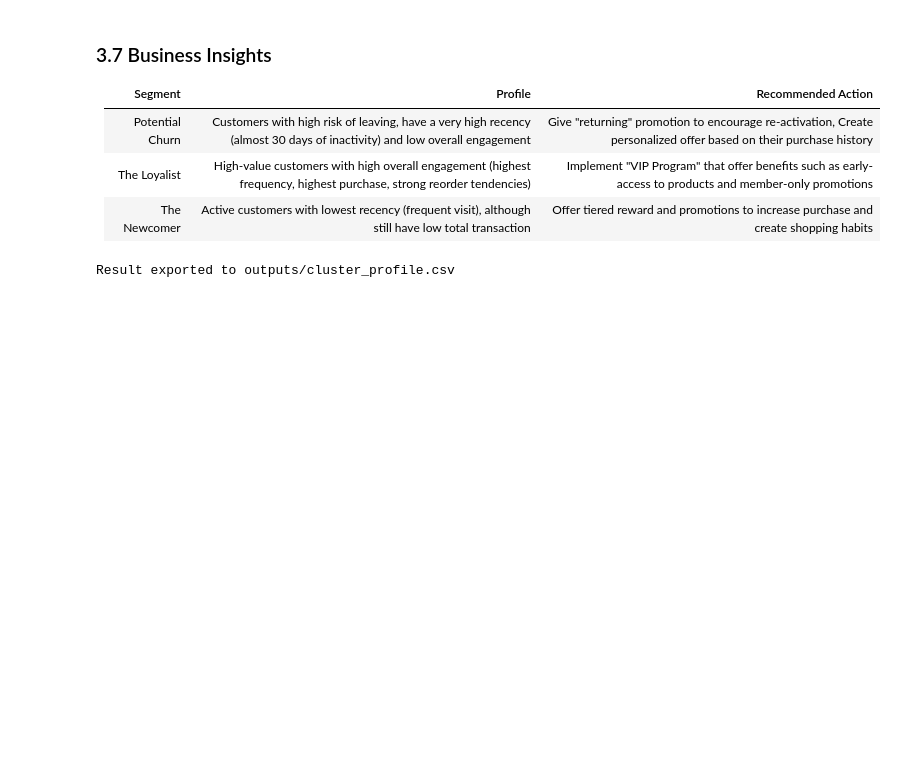
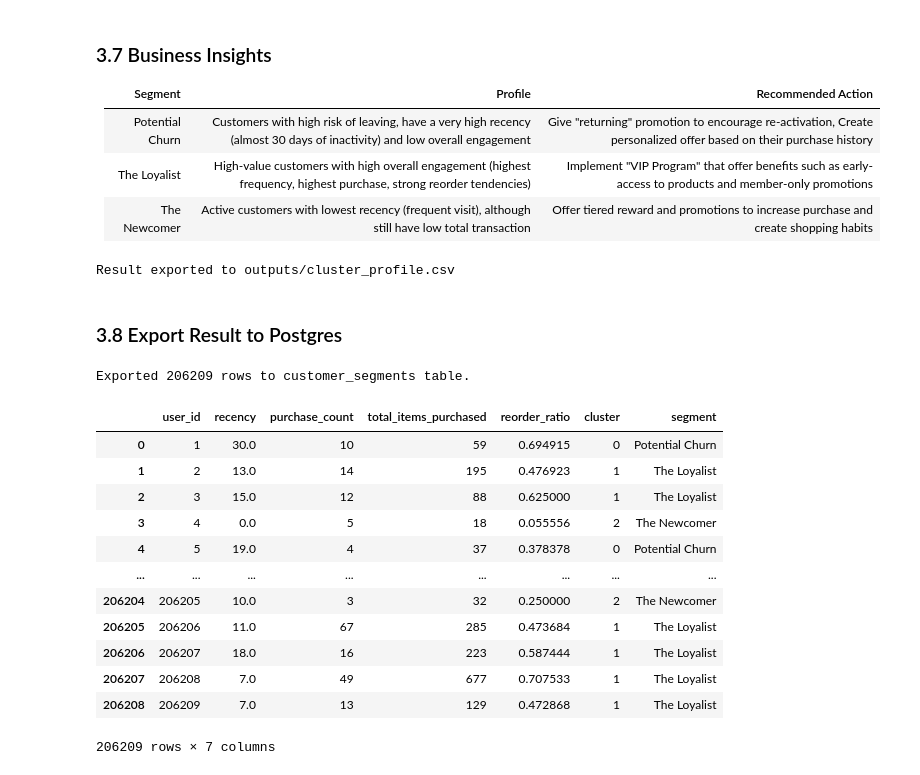
Before and after one commit to nivalix/instacart-customer-behaviour-analysis, a Jupyter notebook: customer_behaviour_analysis.ipynb, the cells around one changed output. Cells and saved outputs as stored; diff of their text form; code cells hidden in the pictures; blank space fills up the shorter version.

Commit message:
export Kmeans segments to Postgres and Power BI CSVs

```diff
--- a/customer_behaviour_analysis.ipynb
+++ b/customer_behaviour_analysis.ipynb
@@ -636,3 +618,35 @@ cluster_profile.to_csv("outputs/cluster_profile.csv")
 print("Result exported to outputs/cluster_profile.csv")
 # %% [output]
 Result exported to outputs/cluster_profile.csv
+# %% [markdown]
+### 3.8 Export Result to Postgres
+# %%
+PG_USER = "postgres"
+PG_PASSWORD = getpass("Enter your Postgres password: ")
+PG_HOST = "localhost"
+PG_PORT = "5432"
+PG_DB = "instacart"
+
+engine = create_engine(f"postgresql+psycopg2://{PG_USER}:{PG_PASSWORD}@{PG_HOST}:{PG_PORT}/{PG_DB}")
+
+segments_export = df_kmeans[["user_id", "recency", "purchase_count", "total_items_purchased", "reorder_ratio", "cluster", "segment"]]
+segments_export.to_sql("customer_segments", engine, if_exists="replace", index=False)
+print(f"Exported {len(segments_export)} rows to customer_segments table.")
+# %% [output]
+Exported 206209 rows to customer_segments table.
+# %%
+display(df_kmeans)
+# %% [output]
+|  | user_id | recency | purchase_count | total_items_purchased | reorder_ratio | cluster | segment |
+| 0 | 1 | 30.0 | 10 | 59 | 0.694915 | 0 | Potential Churn |
+| 1 | 2 | 13.0 | 14 | 195 | 0.476923 | 1 | The Loyalist |
+| 2 | 3 | 15.0 | 12 | 88 | 0.625000 | 1 | The Loyalist |
+| 3 | 4 | 0.0 | 5 | 18 | 0.055556 | 2 | The Newcomer |
+| 4 | 5 | 19.0 | 4 | 37 | 0.378378 | 0 | Potential Churn |
+| ... | ... | ... | ... | ... | ... | ... | ... |
+| 206204 | 206205 | 10.0 | 3 | 32 | 0.250000 | 2 | The Newcomer |
+| 206205 | 206206 | 11.0 | 67 | 285 | 0.473684 | 1 | The Loyalist |
+| 206206 | 206207 | 18.0 | 16 | 223 | 0.587444 | 1 | The Loyalist |
+| 206207 | 206208 | 7.0 | 49 | 677 | 0.707533 | 1 | The Loyalist |
+| 206208 | 206209 | 7.0 | 13 | 129 | 0.472868 | 1 | The Loyalist |
+206209 rows × 7 columns
```
Also changed, not shown: parts of 2 cells of this notebook, 4 other files.
